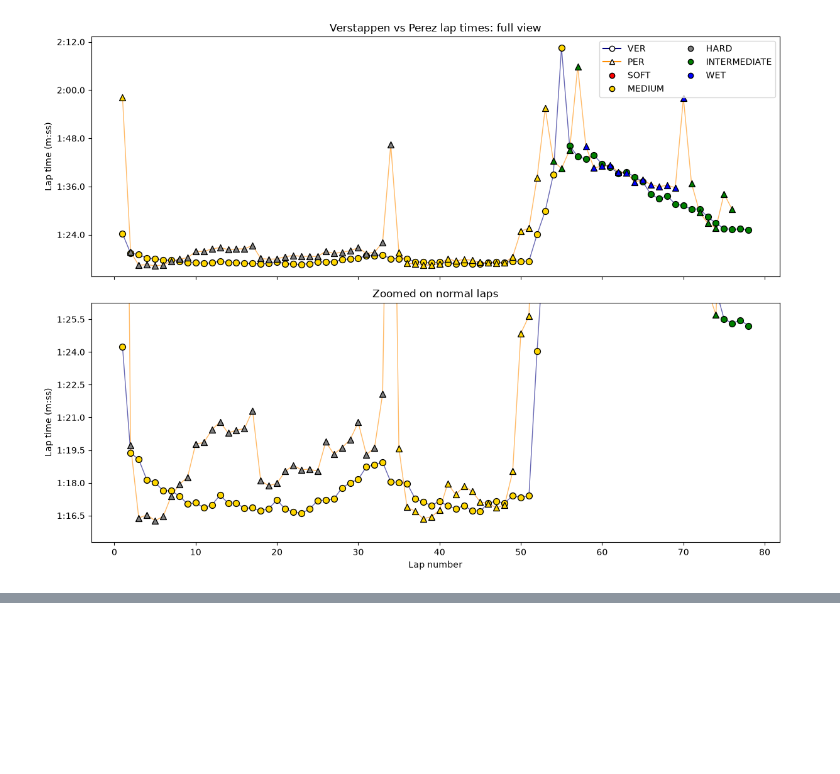
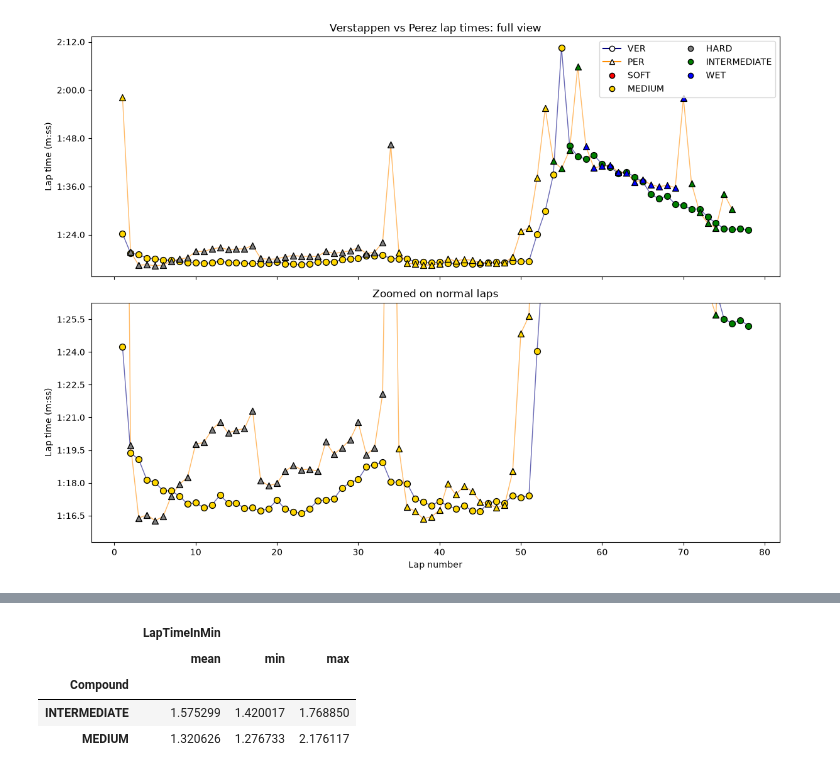
Before and after one commit to Jurioton/f1-strategy-lab, a Jupyter notebook: Race-Analysis/Race-Overview.ipynb, the cells around one changed output, grey strips where cells are left out. Saved outputs shown, nothing was run; the diff lists cells and outputs as text; code cells hidden in the pictures; blank space fills up the shorter version.

```diff
--- a/Race-Analysis/Race-Overview.ipynb
+++ b/Race-Analysis/Race-Overview.ipynb
@@ -606,3 +606,6 @@ plt.tight_layout()
 plt.show()
 # %% [output]
 [figure]
+# %%
+verstappen_data = new_laps_frame[new_laps_frame['Driver'] == 'VER']
+verstappen_data.head(5)
@@ -608,0 +631,8 @@ plt.show()
+# %%
+verstappen_data.groupby('Compound').agg({'LapTimeInMin': ['mean', 'min', 'max']})
+# %% [output]
+|  | LapTimeInMin |  |  |
+|  | mean | min | max |
+| Compound |  |  |  |
+| INTERMEDIATE | 1.575299 | 1.420017 | 1.768850 |
+| MEDIUM | 1.320626 | 1.276733 | 2.176117 |
```
Also changed, not shown: parts of 5 cells of this notebook.
